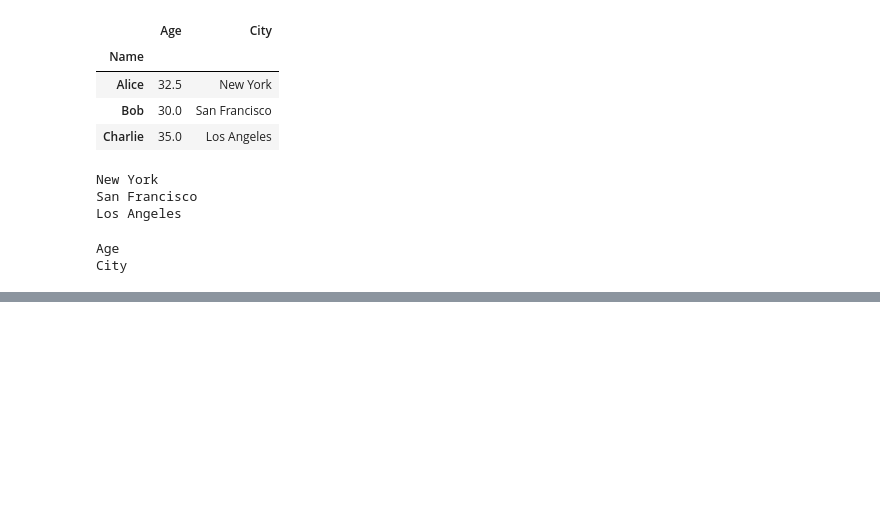
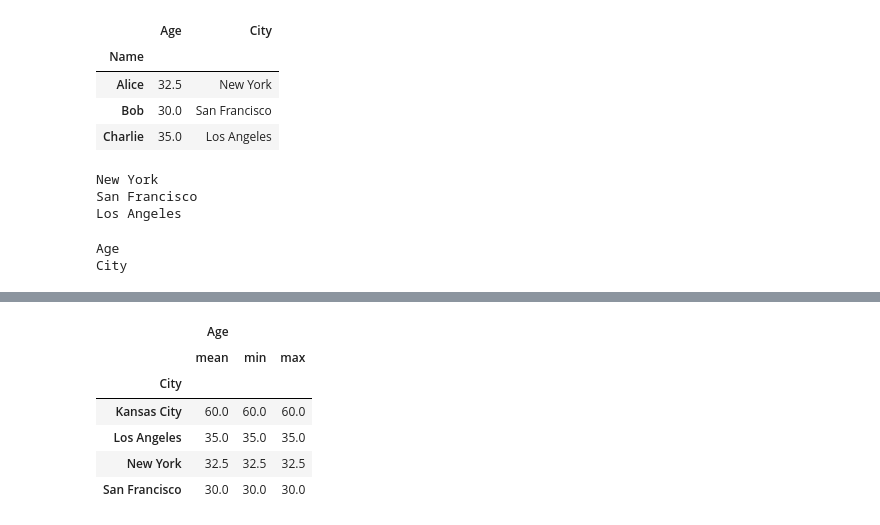
Before and after one commit to miksang0/Numpy-and-Pandas, a Jupyter notebook: Pandas.ipynb, the cells around one changed output, grey strips where cells are left out. Cells and saved outputs as stored; diff of their text form; code cells hidden in the pictures; blank space fills up the shorter version.

```diff
--- a/Pandas.ipynb
+++ b/Pandas.ipynb
@@ -417,0 +496,5 @@ City
+# %%
+df = df.drop(index="Troy", errors="ignore")
+df = df.iloc[:4].reset_index(drop=True)
+
+df
@@ -417,0 +515,4 @@ City
+# %%
+df.loc[df['Name'] == 'Troy', 'birthdate'] = '1990-12-16'
+df = df.fillna('Kansas City')
+df
@@ -417,0 +525,12 @@ City
+# %%
+df.groupby('City').agg({
+    'Age': ['mean', 'min', 'max']
+})
+# %% [output]
+|  | Age |  |  |
+|  | mean | min | max |
+| City |  |  |  |
+| Kansas City | 60.0 | 60.0 | 60.0 |
+| Los Angeles | 35.0 | 35.0 | 35.0 |
+| New York | 32.5 | 32.5 | 32.5 |
+| San Francisco | 30.0 | 30.0 | 30.0 |
```
Also changed, not shown: parts of 35 cells of this notebook.
